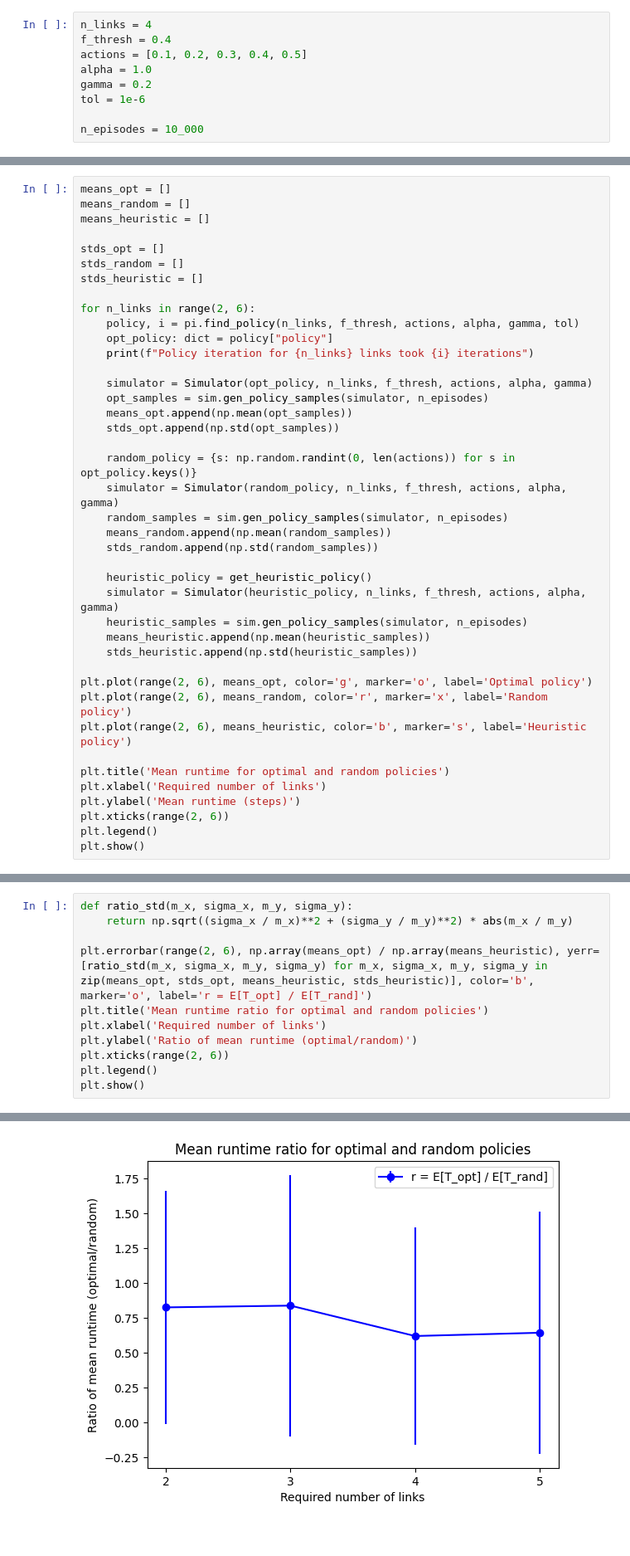
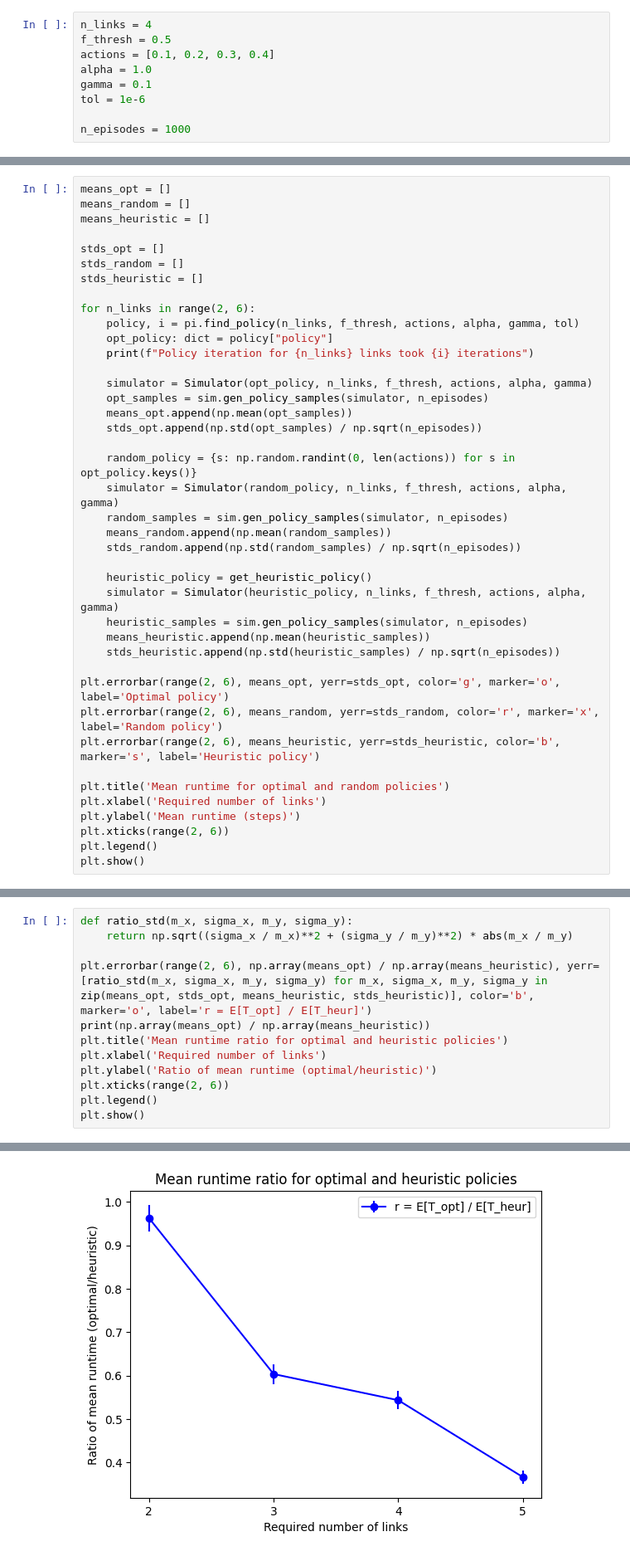
Before and after one commit to Bggoranoff/optimal-qn, a Jupyter notebook: src/adaptivealgo/experiments/experiment_heuristic_maxpi.ipynb, the cells around one changed output, grey strips where cells are left out. Shown at 83% size. Drawn from its saved outputs; the diff is of its cells as text.

Commit message:
feat(experiment): standard error

```diff
--- a/src/adaptivealgo/experiments/experiment_heuristic_maxpi.ipynb
+++ b/src/adaptivealgo/experiments/experiment_heuristic_maxpi.ipynb
@@ -9,13 +9,13 @@ import adaptivealgo.cli.simulate_policy as sim
 from adaptivealgo.lib.util import trim_state, get_ttl
 # %%
 n_links = 4
-f_thresh = 0.4
-actions = [0.1, 0.2, 0.3, 0.4, 0.5]
+f_thresh = 0.5
+actions = [0.1, 0.2, 0.3, 0.4]
 alpha = 1.0
-gamma = 0.2
+gamma = 0.1
 tol = 1e-6
 
-n_episodes = 10_000
+n_episodes = 1000
 # %%
 def get_heuristic_action(state: list[int]):
     """
@@ -105,23 +105,23 @@ for n_links in range(2, 6):
     simulator = Simulator(opt_policy, n_links, f_thresh, actions, alpha, gamma)
     opt_samples = sim.gen_policy_samples(simulator, n_episodes)
     means_opt.append(np.mean(opt_samples))
-    stds_opt.append(np.std(opt_samples))
+    stds_opt.append(np.std(opt_samples) / np.sqrt(n_episodes))
 
     random_policy = {s: np.random.randint(0, len(actions)) for s in opt_policy.keys()}
     simulator = Simulator(random_policy, n_links, f_thresh, actions, alpha, gamma)
     random_samples = sim.gen_policy_samples(simulator, n_episodes)
     means_random.append(np.mean(random_samples))
-    stds_random.append(np.std(random_samples))
+    stds_random.append(np.std(random_samples) / np.sqrt(n_episodes))
 
     heuristic_policy = get_heuristic_policy()
     simulator = Simulator(heuristic_policy, n_links, f_thresh, actions, alpha, gamma)
     heuristic_samples = sim.gen_policy_samples(simulator, n_episodes)
     means_heuristic.append(np.mean(heuristic_samples))
-    stds_heuristic.append(np.std(heuristic_samples))
+    stds_heuristic.append(np.std(heuristic_samples) / np.sqrt(n_episodes))
 
-plt.plot(range(2, 6), means_opt, color='g', marker='o', label='Optimal policy')
-plt.plot(range(2, 6), means_random, color='r', marker='x', label='Random policy')
-plt.plot(range(2, 6), means_heuristic, color='b', marker='s', label='Heuristic policy')
+plt.errorbar(range(2, 6), means_opt, yerr=stds_opt, color='g', marker='o', label='Optimal policy')
+plt.errorbar(range(2, 6), means_random, yerr=stds_random, color='r', marker='x', label='Random policy')
+plt.errorbar(range(2, 6), means_heuristic, yerr=stds_heuristic, color='b', marker='s', label='Heuristic policy')
 
 plt.title('Mean runtime for optimal and random policies')
 plt.xlabel('Required number of links')
@@ -139,10 +139,11 @@ Policy iteration for 5 links took 3 iterations
 def ratio_std(m_x, sigma_x, m_y, sigma_y):
     return np.sqrt((sigma_x / m_x)**2 + (sigma_y / m_y)**2) * abs(m_x / m_y)
 
-plt.errorbar(range(2, 6), np.array(means_opt) / np.array(means_heuristic), yerr=[ratio_std(m_x, sigma_x, m_y, sigma_y) for m_x, sigma_x, m_y, sigma_y in zip(means_opt, stds_opt, means_heuristic, stds_heuristic)], color='b', marker='o', label='r = E[T_opt] / E[T_rand]')
-plt.title('Mean runtime ratio for optimal and random policies')
+plt.errorbar(range(2, 6), np.array(means_opt) / np.array(means_heuristic), yerr=[ratio_std(m_x, sigma_x, m_y, sigma_y) for m_x, sigma_x, m_y, sigma_y in zip(means_opt, stds_opt, means_heuristic, stds_heuristic)], color='b', marker='o', label='r = E[T_opt] / E[T_heur]')
+print(np.array(means_opt) / np.array(means_heuristic))
+plt.title('Mean runtime ratio for optimal and heuristic policies')
 plt.xlabel('Required number of links')
-plt.ylabel('Ratio of mean runtime (optimal/random)')
+plt.ylabel('Ratio of mean runtime (optimal/heuristic)')
 plt.xticks(range(2, 6))
 plt.legend()
 plt.show()
@@ -150 +152 @@ plt.show()
-[figure, old version]
+[figure, new version]
```
Also changed, not shown: parts of 5 cells of this notebook, 2 other files.
